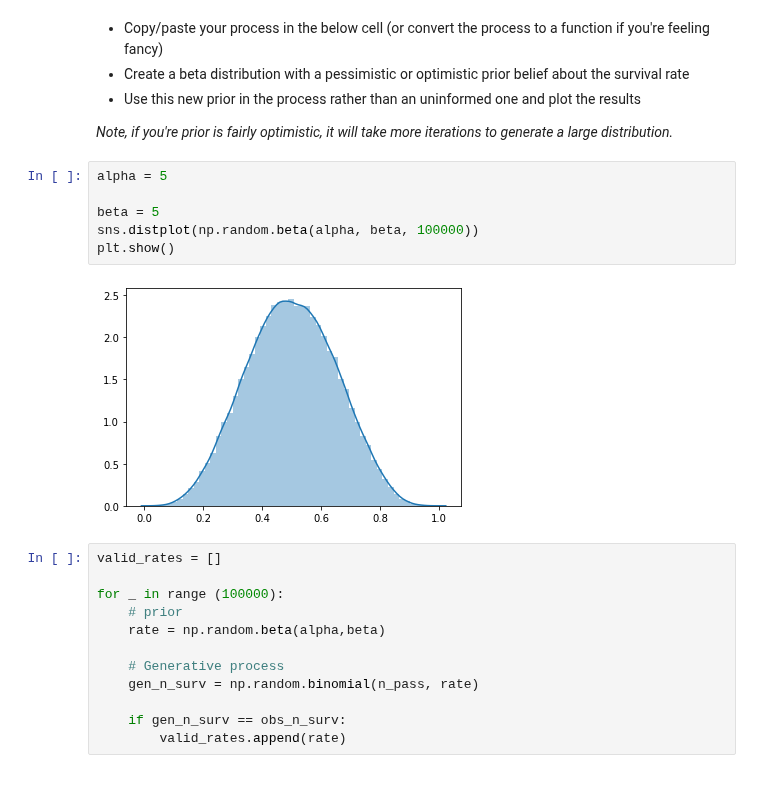
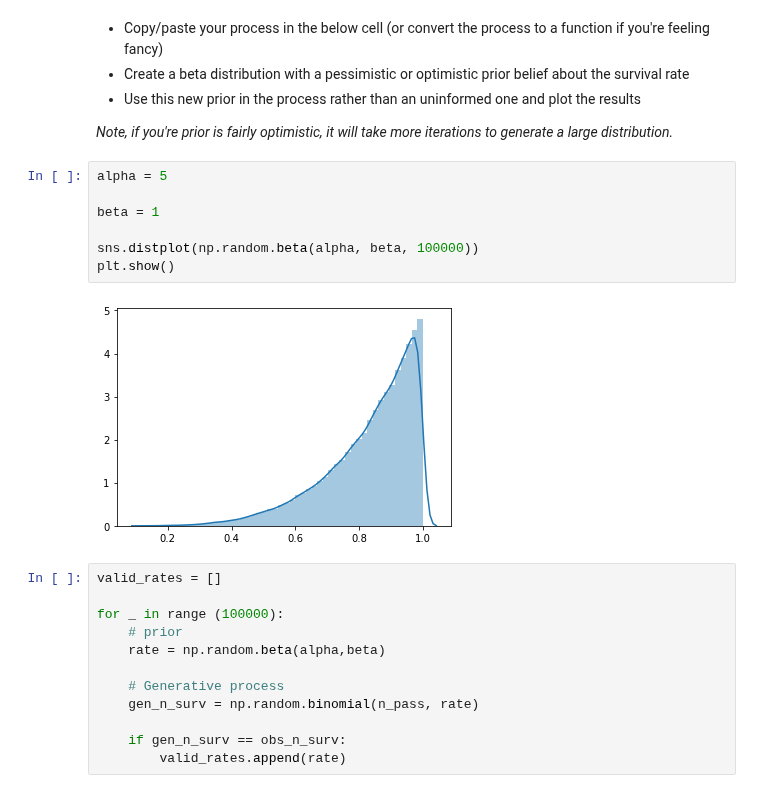
Before and after one commit to DJGump/module-work-DSI06, a Jupyter notebook: week1/1_4_B_inferential_dgump.ipynb, the cells around one changed output. Drawn from its saved outputs; the diff is of its cells as text.

```diff
--- a/week1/1_4_B_inferential_dgump.ipynb
+++ b/week1/1_4_B_inferential_dgump.ipynb
@@ -234,11 +248,12 @@ plt.show()
 # %%
 alpha = 5
 
-beta = 5
+beta = 1
+
 sns.distplot(np.random.beta(alpha, beta, 100000))
 plt.show()
 # %% [output]
-[figure, old version]
+[figure, new version]
 # %%
 valid_rates = []
 
```
Also changed, not shown: parts of 4 cells of this notebook, 1 other file.
